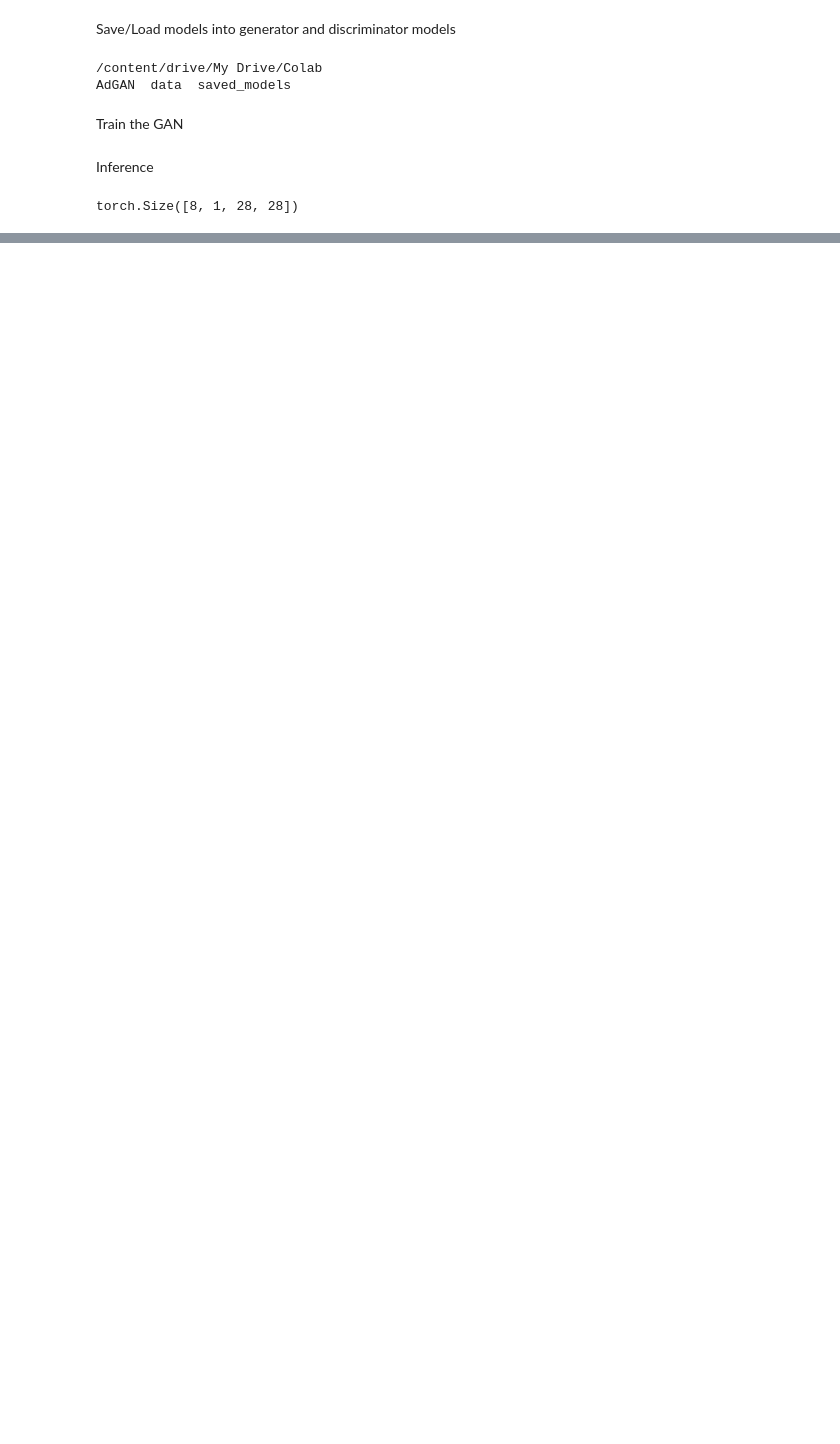
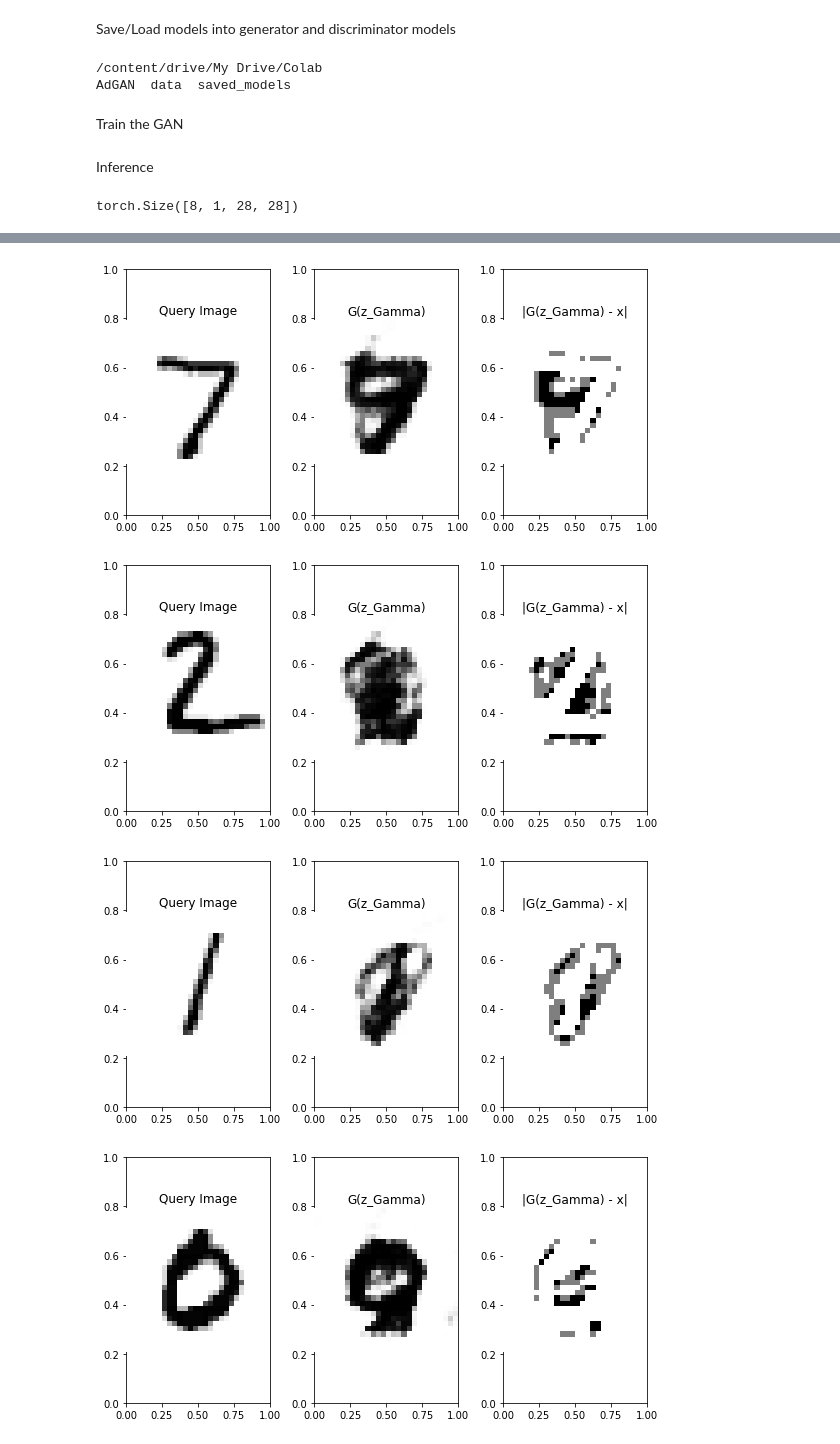
Before and after one commit to yashar-ne/AD-with-GANs, a Jupyter notebook: src/ad-with-gan-inference.ipynb, the cells around one changed output, grey strips where cells are left out. Drawn from its saved outputs; the diff is of its cells as text; code cells hidden in the pictures; blank space fills up the shorter version.

```diff
--- a/src/ad-with-gan-inference.ipynb
+++ b/src/ad-with-gan-inference.ipynb
@@ -401,0 +389,7 @@ save_models()
+# %%
+plot_test_inferences()
+# %% [output]
+[figure, added]
+[figure, added]
+[figure, added]
+[figure, added]
```
Also changed, not shown: parts of 8 cells of this notebook.
